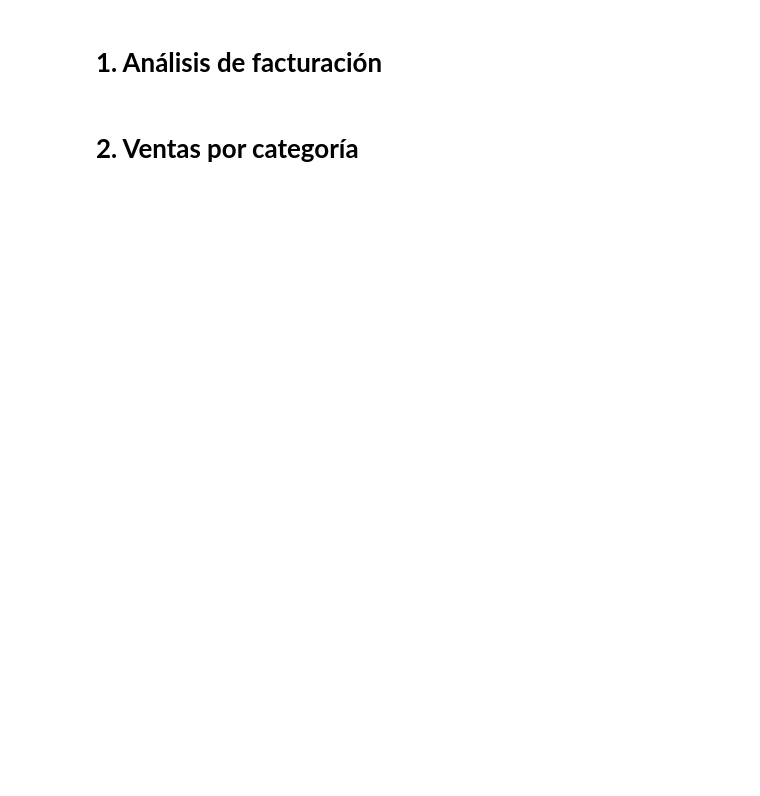
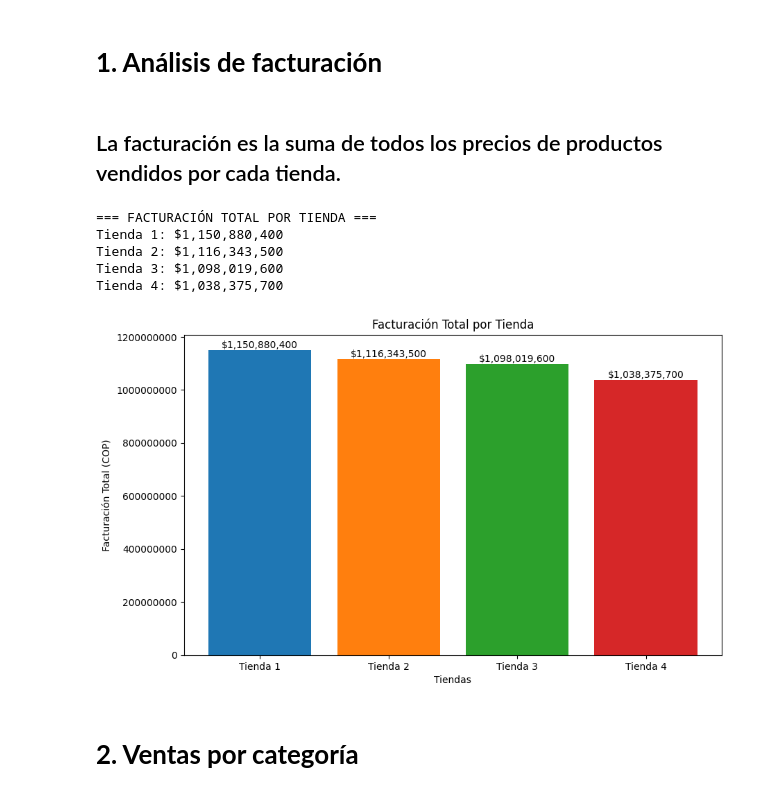
Before and after one commit to javito72/desafio_alura_store_latam, a Jupyter notebook: desafio_alura_store_latam.ipynb, the cells around one changed output. Saved outputs shown, nothing was run; the diff lists cells and outputs as text; code cells hidden in the pictures; blank space fills up the shorter version.

```diff
--- a/desafio_alura_store_latam.ipynb
+++ b/desafio_alura_store_latam.ipynb
@@ -25,5 +25,43 @@ tienda.head()
 | 4 | Silla de oficina | Muebles | 335200.0 | 20200.0 | 07/11/2020 | Maria Alfonso | Medellín | ... |
 # %% [markdown]
 # **1. Análisis de facturación**
+# %% [markdown]
+## La facturación es la suma de todos los precios de productos vendidos por cada tienda.
+# %%
+# Calcular facturación total de cada tienda
+facturacion_tienda1 = tienda['Precio'].sum()
+facturacion_tienda2 = tienda2['Precio'].sum()
+facturacion_tienda3 = tienda3['Precio'].sum()
+facturacion_tienda4 = tienda4['Precio'].sum()
+
+# Mostrar resultados
+print("=== FACTURACIÓN TOTAL POR TIENDA ===")
+print(f"Tienda 1: ${facturacion_tienda1:,.0f}")
+print(f"Tienda 2: ${facturacion_tienda2:,.0f}")
+print(f"Tienda 3: ${facturacion_tienda3:,.0f}")
+print(f"Tienda 4: ${facturacion_tienda4:,.0f}")
+
+# Crear visualización
+import matplotlib.pyplot as plt
+
+tiendas = ['Tienda 1', 'Tienda 2', 'Tienda 3', 'Tienda 4']
+facturaciones = [facturacion_tienda1, facturacion_tienda2, facturacion_tienda3, facturacion_tienda4]
+
+plt.figure(figsize=(10, 6))
+plt.bar(tiendas, facturaciones, color=['#1f77b4', '#ff7f0e', '#2ca02c', '#d62728'])
+plt.xlabel('Tiendas')
+plt.ylabel('Facturación Total (COP)')
+plt.title('Facturación Total por Tienda')
+plt.ticklabel_format(style='plain', axis='y')
+for i, v in enumerate(facturaciones):
+    plt.text(i, v, f'${v:,.0f}', ha='center', va='bottom')
+plt.show()
+# %% [output]
+=== FACTURACIÓN TOTAL POR TIENDA ===
+Tienda 1: $1,150,880,400
+Tienda 2: $1,116,343,500
+Tienda 3: $1,098,019,600
+Tienda 4: $1,038,375,700
+[figure, added]
 # %% [markdown]
 # **2. Ventas por categoría**
```
Also changed, not shown: parts of 9 cells of this notebook.
